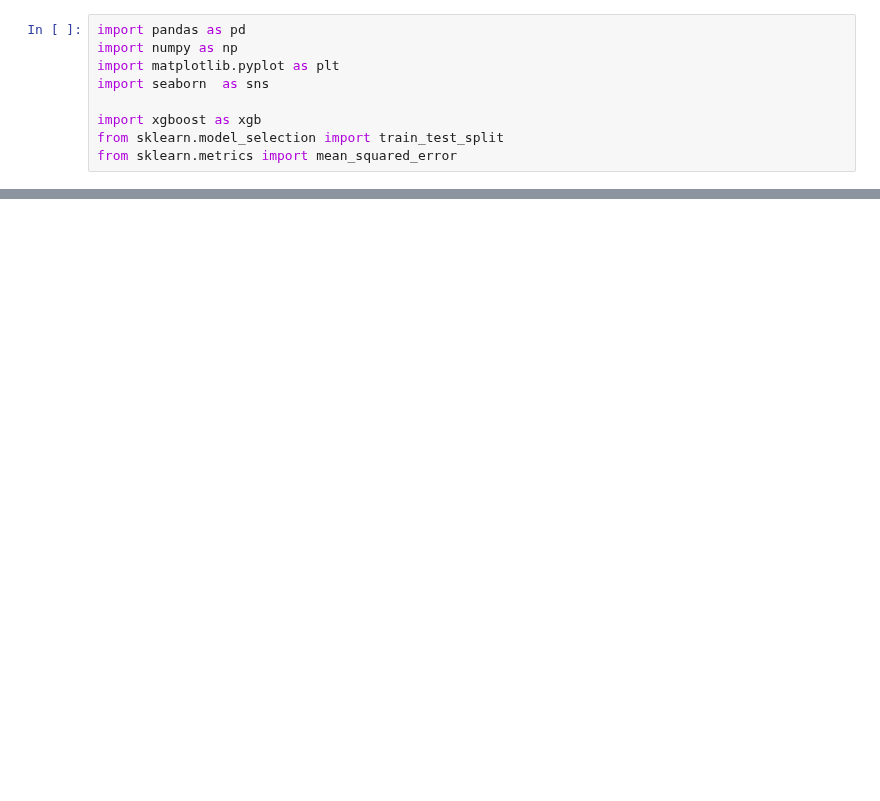
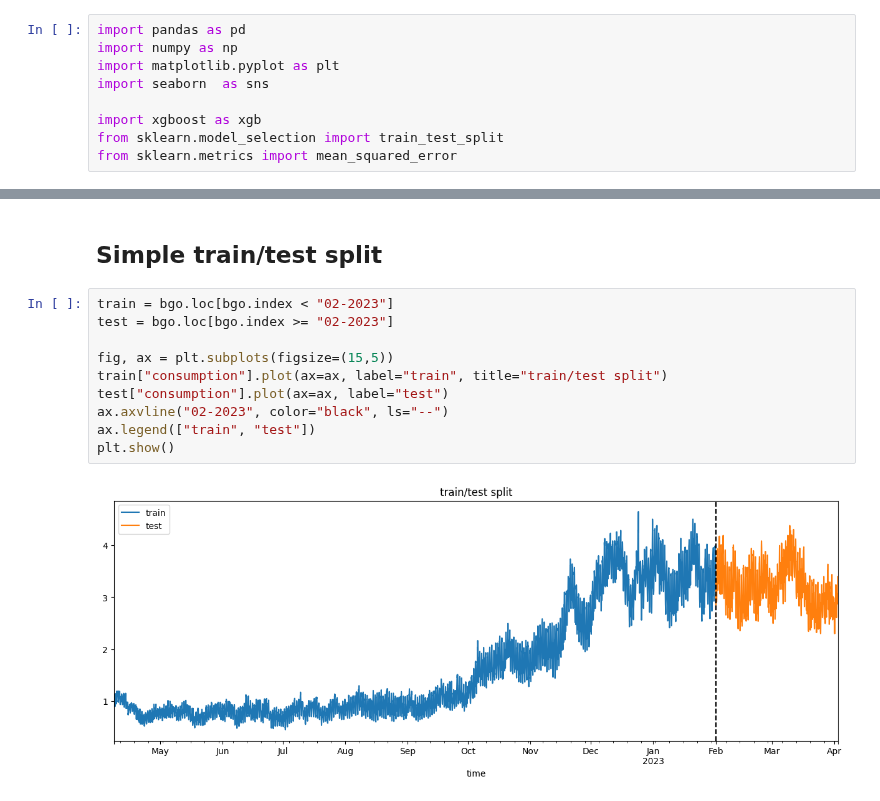
Before and after one commit to marcusfuglestad/tdt4259-group75, a Jupyter notebook: xgboost.ipynb, the cells around one changed output, grey strips where cells are left out. Cells and saved outputs as stored; diff of their text form; blank space fills up the shorter version.

```diff
--- a/xgboost.ipynb
+++ b/xgboost.ipynb
@@ -16,0 +36,14 @@ df.query('location == "bergen"').plot(figsize=(15,5))
+# %% [markdown]
+## Simple train/test split
+# %%
+train = bgo.loc[bgo.index < "02-2023"]
+test = bgo.loc[bgo.index >= "02-2023"]
+
+fig, ax = plt.subplots(figsize=(15,5))
+train["consumption"].plot(ax=ax, label="train", title="train/test split")
+test["consumption"].plot(ax=ax, label="test")
+ax.axvline("02-2023", color="black", ls="--")
+ax.legend(["train", "test"])
+plt.show()
+# %% [output]
+[figure, added]
```
Also changed, not shown: parts of 13 cells of this notebook.
